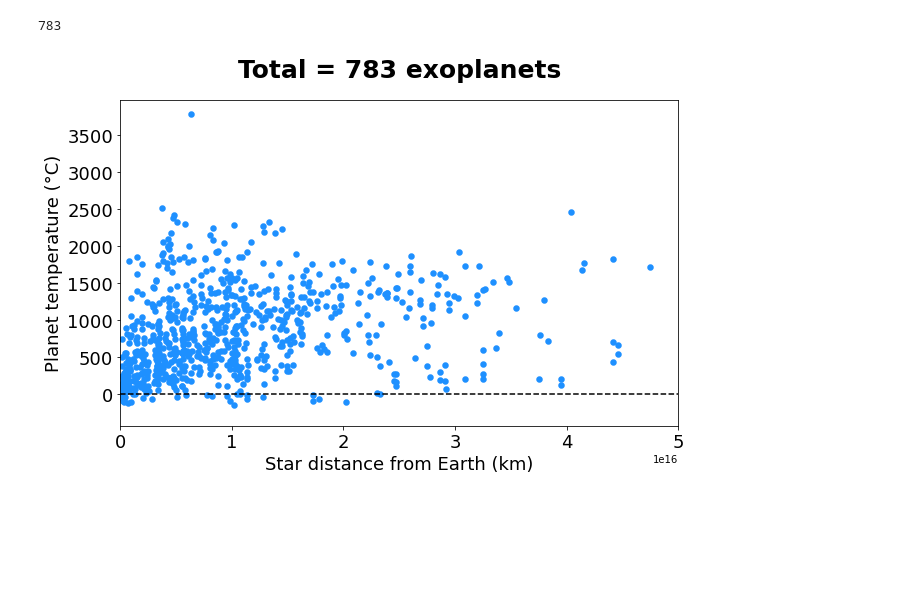
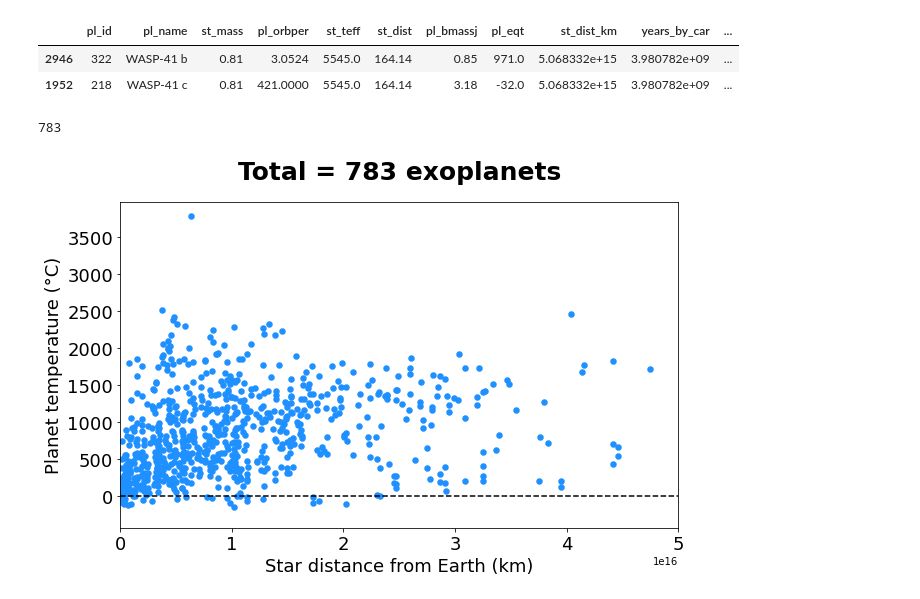
Before and after one commit to AndreasGlassl/Exoplanets, a Jupyter notebook: Notebooks/05_filter_and_calculation.ipynb, the cells around one changed output. Cells and saved outputs as stored; diff of their text form; code cells hidden in the pictures; blank space fills up the shorter version.

```diff
--- a/Notebooks/05_filter_and_calculation.ipynb
+++ b/Notebooks/05_filter_and_calculation.ipynb
@@ -80,3 +64,9 @@ exo_nasa
+# %%
+exo_nasa.loc[exo_nasa["pl_name"].str.contains("WASP-41")]
+# %% [output]
+|  | pl_id | pl_name | st_mass | pl_orbper | st_teff | st_dist | pl_bmassj | pl_eqt | st_dist_km | years_by_car | ... |
+| 2946 | 322 | WASP-41 b | 0.81 | 3.0524 | 5545.0 | 164.14 | 0.85 | 971.0 | 5.068332e+15 | 3.980782e+09 | ... |
+| 1952 | 218 | WASP-41 c | 0.81 | 421.0000 | 5545.0 | 164.14 | 3.18 | -32.0 | 5.068332e+15 | 3.980782e+09 | ... |
 # %%
 # Plotting and creating Figure 3: star distance vs. planet temperature
 # %%
```
Also changed, not shown: parts of 1 cell of this notebook, 2 other files.
